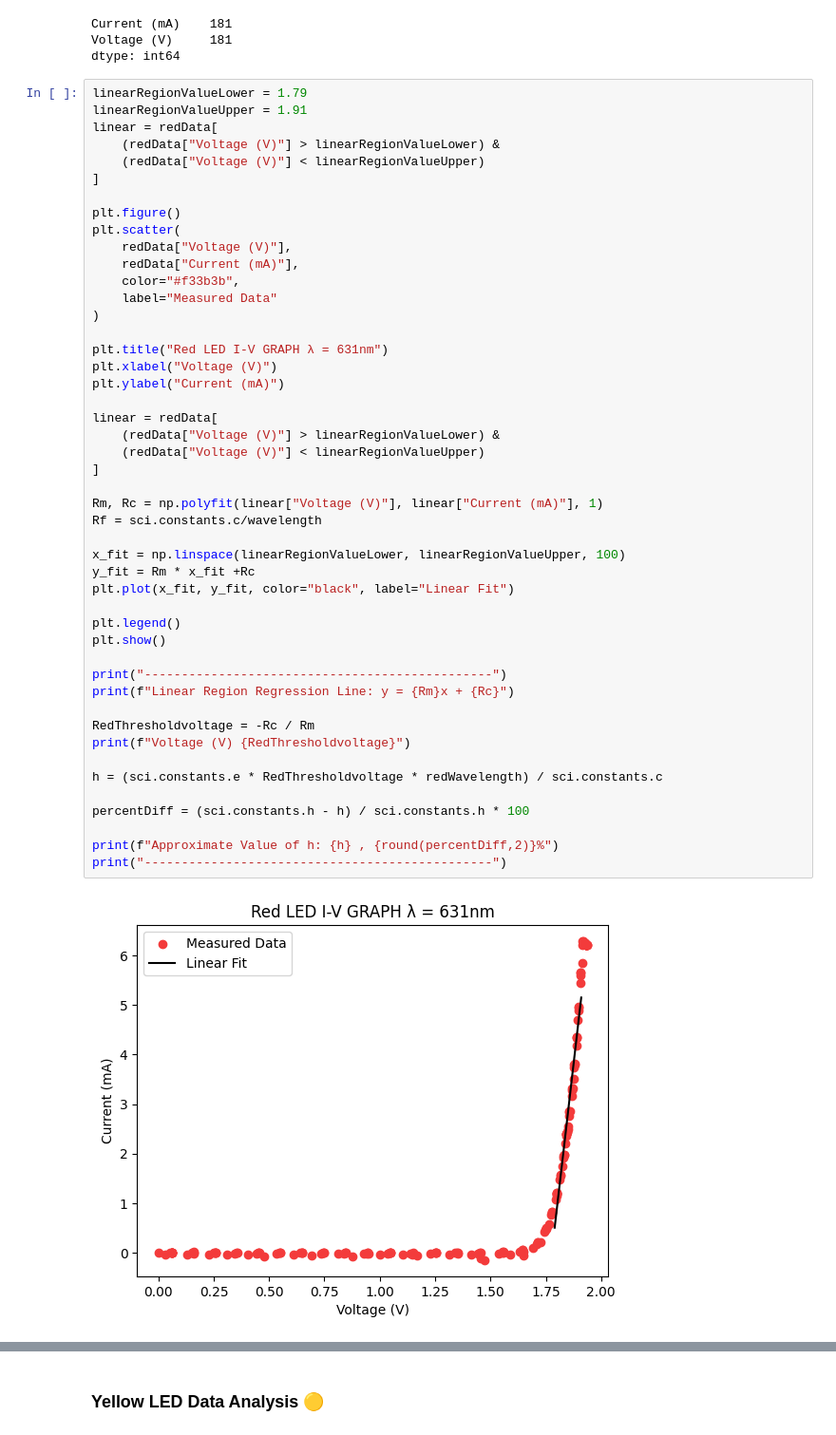
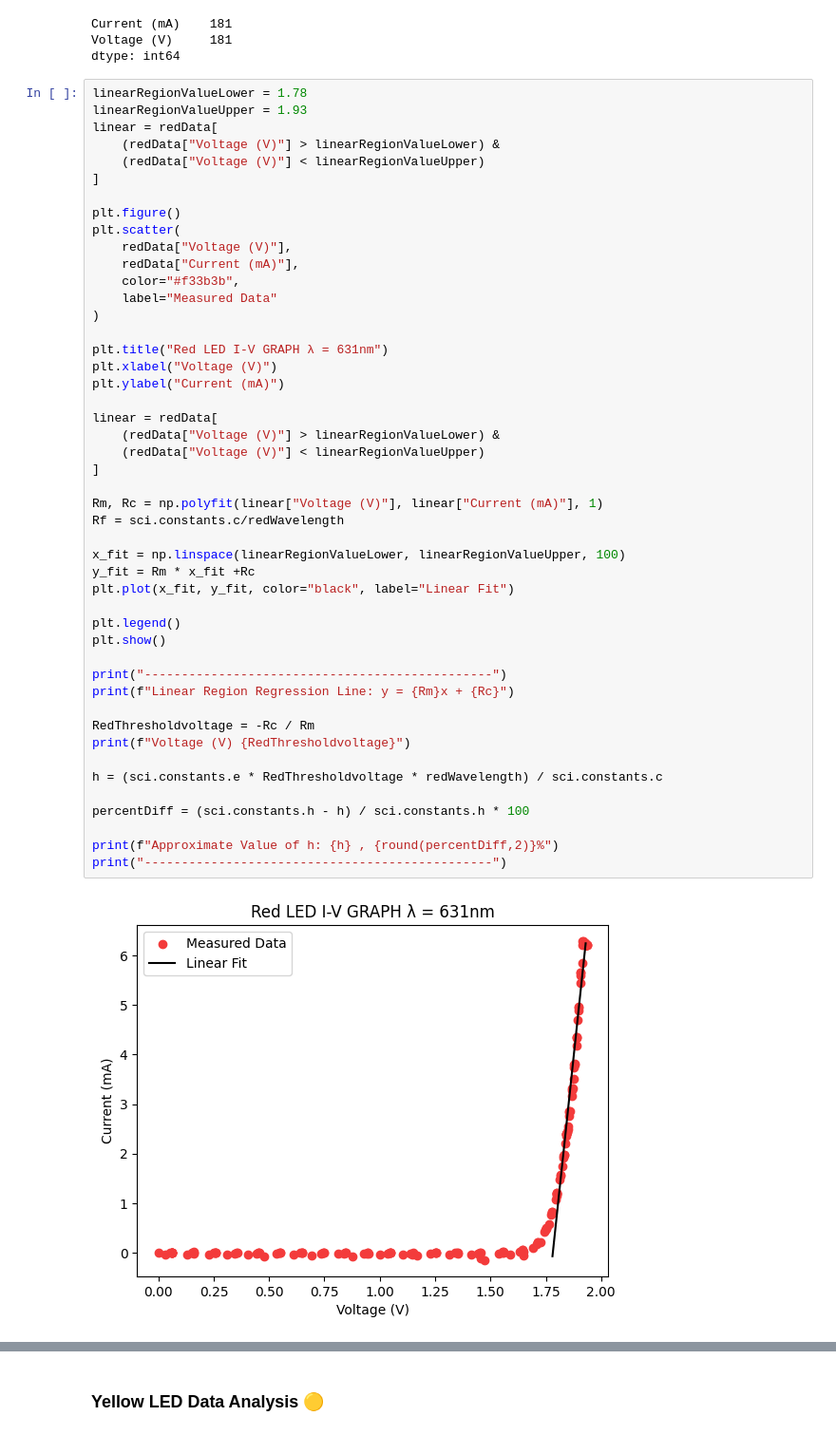
Before and after one commit to MrBenjaminHolmes/PlanckLED-ESP32, a Jupyter notebook: PlanckLED-ESP32.ipynb, the cells around one changed output, grey strips where cells are left out. Shown at 95% size. Drawn from its saved outputs; the diff is of its cells as text.

```diff
--- a/PlanckLED-ESP32.ipynb
+++ b/PlanckLED-ESP32.ipynb
@@ -29,8 +29,8 @@ Current (mA)    181
 Voltage (V)     181
 dtype: int64
 # %%
-linearRegionValueLower = 1.79
-linearRegionValueUpper = 1.91
+linearRegionValueLower = 1.78
+linearRegionValueUpper = 1.93
 linear = redData[
     (redData["Voltage (V)"] > linearRegionValueLower) &
     (redData["Voltage (V)"] < linearRegionValueUpper)
@@ -48,33 +48,33 @@ plt.title("Red LED I-V GRAPH λ = 631nm")
 plt.xlabel("Voltage (V)")
 plt.ylabel("Current (mA)")
 
 linear = redData[
     (redData["Voltage (V)"] > linearRegionValueLower) &
     (redData["Voltage (V)"] < linearRegionValueUpper)
 ]
 
 Rm, Rc = np.polyfit(linear["Voltage (V)"], linear["Current (mA)"], 1)
-Rf = sci.constants.c/wavelength
+Rf = sci.constants.c/redWavelength
 
 x_fit = np.linspace(linearRegionValueLower, linearRegionValueUpper, 100)
 y_fit = Rm * x_fit +Rc
 plt.plot(x_fit, y_fit, color="black", label="Linear Fit")
 
 plt.legend()
 plt.show()
 
 print("-----------------------------------------------")
 print(f"Linear Region Regression Line: y = {Rm}x + {Rc}")
 
 RedThresholdvoltage = -Rc / Rm
 print(f"Voltage (V) {RedThresholdvoltage}")
 
 h = (sci.constants.e * RedThresholdvoltage * redWavelength) / sci.constants.c
 
 percentDiff = (sci.constants.h - h) / sci.constants.h * 100
 
 print(f"Approximate Value of h: {h} , {round(percentDiff,2)}%")
 print("-----------------------------------------------")
 # %% [output]
-[figure, old version]
+[figure, new version]
 -----------------------------------------------
```
Also changed, not shown: parts of 3 cells of this notebook.
